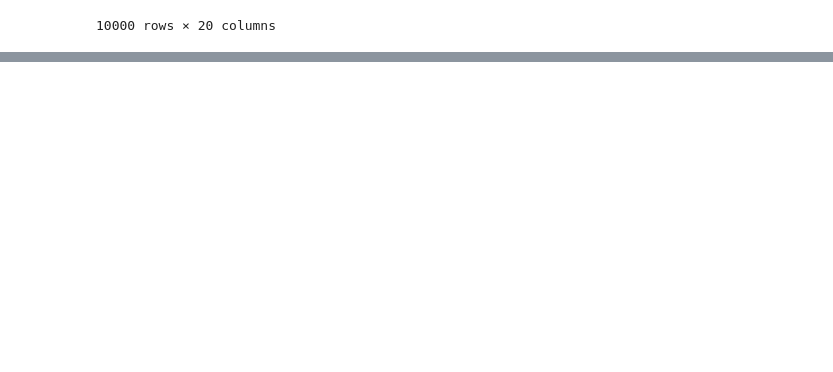
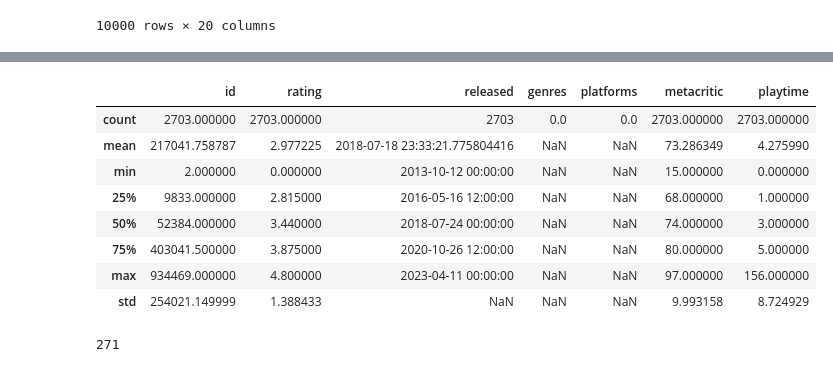
Before and after one commit to LucasNowicki11/Data-Science, a Jupyter notebook: Desafio_APIs_Nowicki_Lucas.ipynb, the cells around one changed output, grey strips where cells are left out. Saved outputs shown, nothing was run; the diff lists cells and outputs as text; code cells hidden in the pictures; blank space fills up the shorter version.

```diff
--- a/Desafio_APIs_Nowicki_Lucas.ipynb
+++ b/Desafio_APIs_Nowicki_Lucas.ipynb
@@ -98,0 +105,20 @@ En otro archivo .ipynb se hará un breve análisis del dataset games.csv que se
+# %%
+# Elimino las columnas que no son relevantes para el análisis
+df = df[['id', 'name', 'rating', 'released', 'genres', 'platforms', 'metacritic', 'playtime']]
+
+# Elimino filas con valores faltantes
+df.dropna(inplace=True)
+# %%
+# Convirtiendo la columna de fechas a formato datetime
+df['released'] = pd.to_datetime(df['released'])
+
+# Convirtiendo la columna de géneros a una lista de géneros
+df['genres'] = df['genres'].str.split(',')
+
+# Convirtiendo la columna de plataformas a una lista de plataformas
+df['platforms'] = df['platforms'].str.split(',')
+
+# Cambiando el tipo de datos de las columnas de rating, metacritic y playtime a float
+df['rating'] = df['rating'].astype(float)
+df['metacritic'] = df['metacritic'].astype(float)
+df['playtime'] = df['playtime'].astype(float)
@@ -98,0 +199,16 @@ En otro archivo .ipynb se hará un breve análisis del dataset games.csv que se
+# %%
+df.describe()
+# %% [output]
+|  | id | rating | released | genres | platforms | metacritic | playtime |
+| count | 2703.000000 | 2703.000000 | 2703 | 0.0 | 0.0 | 2703.000000 | 2703.000000 |
+| mean | 217041.758787 | 2.977225 | 2018-07-18 23:33:21.775804416 | NaN | NaN | 73.286349 | 4.275990 |
+| min | 2.000000 | 0.000000 | 2013-10-12 00:00:00 | NaN | NaN | 15.000000 | 0.000000 |
+| 25% | 9833.000000 | 2.815000 | 2016-05-16 12:00:00 | NaN | NaN | 68.000000 | 1.000000 |
+| 50% | 52384.000000 | 3.440000 | 2018-07-24 00:00:00 | NaN | NaN | 74.000000 | 3.000000 |
+| 75% | 403041.500000 | 3.875000 | 2020-10-26 12:00:00 | NaN | NaN | 80.000000 | 5.000000 |
+| max | 934469.000000 | 4.800000 | 2023-04-11 00:00:00 | NaN | NaN | 97.000000 | 156.000000 |
+| std | 254021.149999 | 1.388433 | NaN | NaN | NaN | 9.993158 | 8.724929 |
+# %%
+df['rating'].nunique() #N de valores unicos en una columna
+# %% [output]
+271
```
Also changed, not shown: parts of 9 cells of this notebook.
